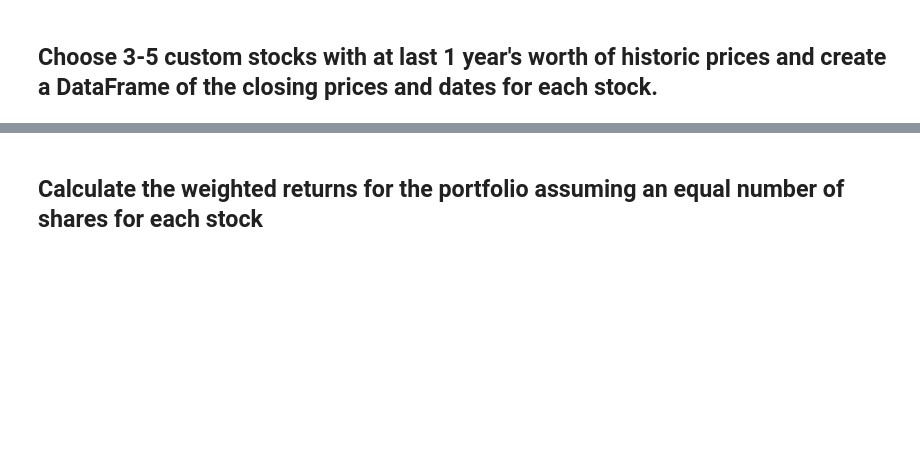
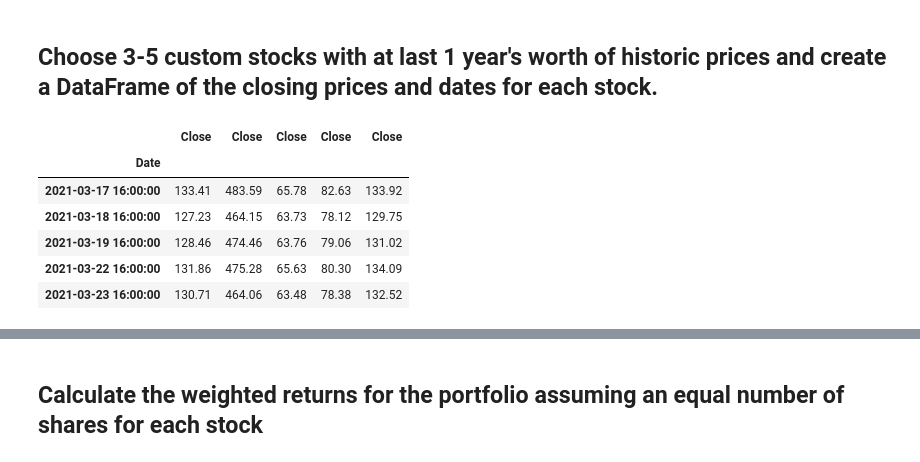
Before and after one commit to adamgulyas/pandas-homework, a Jupyter notebook: whale_analysis.ipynb, the cells around one changed output, grey strips where cells are left out. Drawn from its saved outputs; the diff is of its cells as text; code cells hidden in the pictures; blank space fills up the shorter version.

```diff
--- a/whale_analysis.ipynb
+++ b/whale_analysis.ipynb
@@ -410,2 +404,19 @@ In this section, you will build your own portfolio of stocks, calculate the retu
+# %%
+# Reading data from each stock
+nvda_df = pd.read_csv('./resources/nvda_historical.csv', index_col='Date', parse_dates=True, infer_datetime_format=True)
+avgo_df = pd.read_csv('./resources/avgo_historical.csv', index_col='Date', parse_dates=True, infer_datetime_format=True)
+intc_df = pd.read_csv('./resources/intc_historical.csv', index_col='Date', parse_dates=True, infer_datetime_format=True)
+amd_df = pd.read_csv('./resources/amd_historical.csv', index_col='Date', parse_dates=True, infer_datetime_format=True)
+qcom_df = pd.read_csv('./resources/qcom_historical.csv', index_col='Date', parse_dates=True, infer_datetime_format=True)
 # %%
 # Combine all stocks in a single DataFrame
+portfolio_df = pd.concat([nvda_df, avgo_df, intc_df, amd_df, qcom_df], join='inner', axis='columns')
+portfolio_df.head()
+# %% [output]
+|  | Close | Close | Close | Close | Close |
+| Date |  |  |  |  |  |
+| 2021-03-17 16:00:00 | 133.41 | 483.59 | 65.78 | 82.63 | 133.92 |
+| 2021-03-18 16:00:00 | 127.23 | 464.15 | 63.73 | 78.12 | 129.75 |
+| 2021-03-19 16:00:00 | 128.46 | 474.46 | 63.76 | 79.06 | 131.02 |
+| 2021-03-22 16:00:00 | 131.86 | 475.28 | 65.63 | 80.30 | 134.09 |
+| 2021-03-23 16:00:00 | 130.71 | 464.06 | 63.48 | 78.38 | 132.52 |
```
Also changed, not shown: parts of 10 cells of this notebook, 5 other files.
